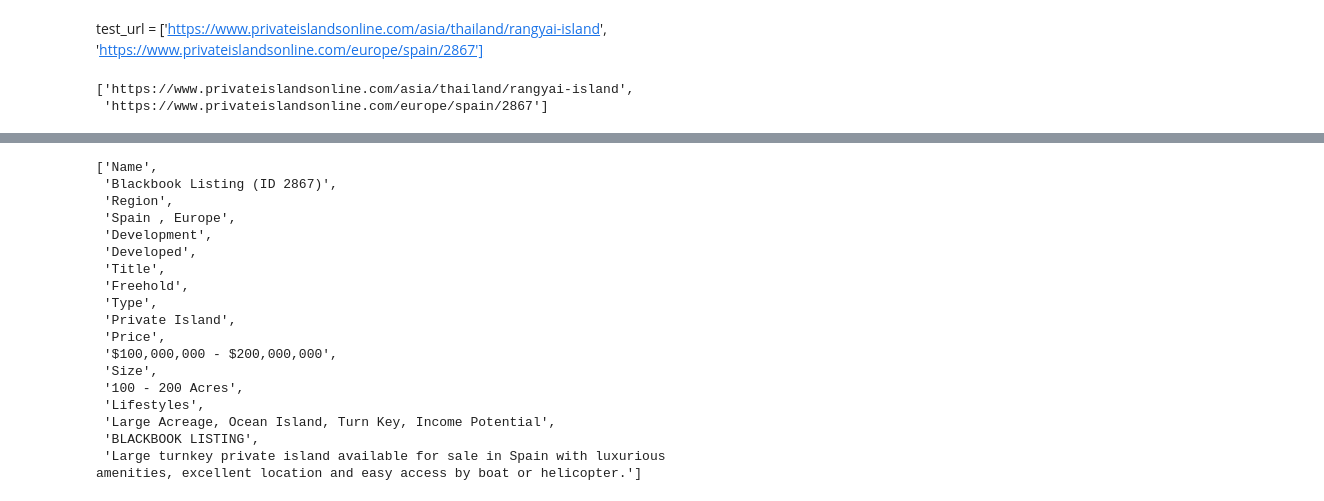
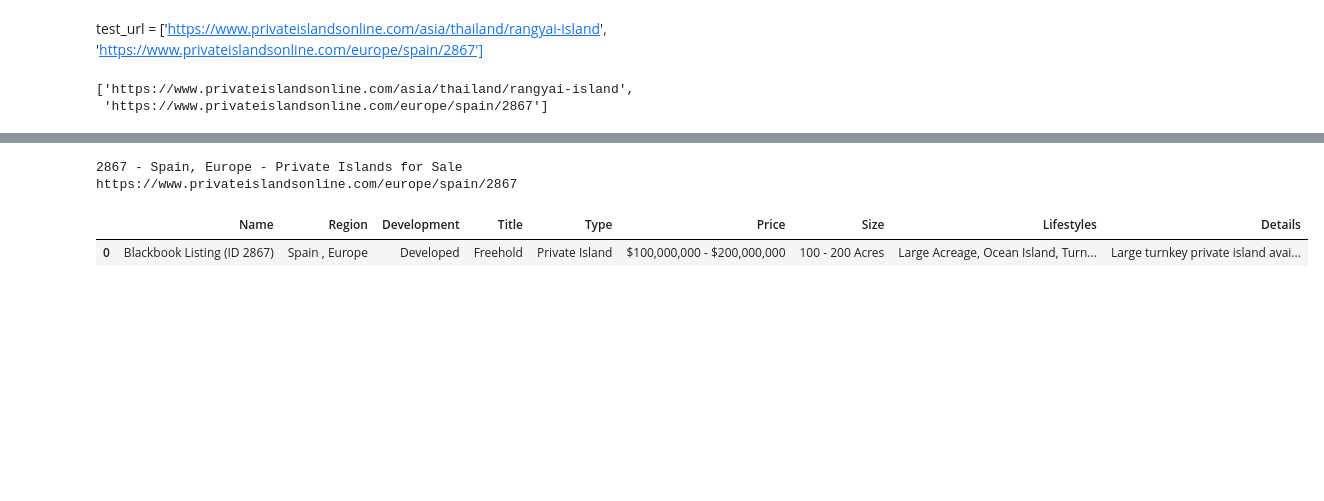
Before and after one commit to RaminVali/Island_Project, a Jupyter notebook: scraping.ipynb, the cells around one changed output, grey strips where cells are left out. Saved outputs shown, nothing was run; the diff lists cells and outputs as text; code cells hidden in the pictures; blank space fills up the shorter version.

```diff
--- a/scraping.ipynb
+++ b/scraping.ipynb
@@ -172,8 +183,5 @@ test_url
 # %% [output]
 ['https://www.privateislandsonline.com/asia/thailand/rangyai-island',
  'https://www.privateislandsonline.com/europe/spain/2867']
-# %%
-test_url = ['https://www.privateislandsonline.com/asia/thailand/rangyai-island',
- 'https://www.privateislandsonline.com/europe/spain/2867']
 # %%
 DATA_DIR = "/content/drive/MyDrive/Colab Notebooks/Private_Island_Project/Island_Project/Data"
@@ -195,32 +188,53 @@ https://www.privateislandsonline.com/europe/spain/2867
 # %%
-to_delete = ['FOR SALE','EUR','GBP','AUD','CAD','CZK','DKK','HKD','HUF','ILS',
-            'JPY','MXN','NOK','NZD','PHP','PLN','SGD','SEK','CHF','TWD','THB',
-            'UAH','ISK','HRK','RON','BGN','TRY','CLP','ZAR','BRL','MYR','RUB',
-            'IDR','INR','KRW','CNY', 'USD','Back','Print','What is a blackbook Listing?',
-            'Blackbook private island listings are available to the public, without','For Sale']
+output = pd.DataFrame()
+Driver = get_driver()
 
-basic_text = basic_info.text
-lines = basic_text.split("\n")
+for url in test_url:
 
-clean_list = [line for line in lines if not any(sub_delete in line for sub_delete in to_delete)]
+  Driver.get(url)
+  print(Driver.title)
+  print(Driver.current_url)
 
-clean_list
+  # extracting the text part of islands-details section
+  basic_info = Driver.find_element(By.ID,"island-details")
+
+  # cleaning the extracted text
+  to_delete = ['FOR SALE','EUR','GBP','AUD','CAD','CZK','DKK','HKD','HUF','ILS',
+              'JPY','MXN','NOK','NZD','PHP','PLN','SGD','SEK','CHF','TWD','THB',
+              'UAH','ISK','HRK','RON','BGN','TRY','CLP','ZAR','BRL','MYR','RUB',
+              'IDR','INR','KRW','CNY', 'USD','Back','Print','What is a blackbook Listing?',
+              'Blackbook private island listings are available to the public, without','For Sale']
+  basic_text = basic_info.text
+  clean_text = re.sub(r'(\n\n\n\n\n\n\n\n|\n\n)', '', basic_text)
+  lines = clean_text.split("\n")
+  clean_list = [line for line in lines if not any(sub_delete in line for sub_delete in to_delete)]
+
+  # Splitting the created list
+  keys, values = zigzag(clean_list)
+
+  #print(clean_text)
+  # print(keys)
+  # print('\n')
+  # print(values)
+
+  [v.replace("[","").replace("]","") for v in values]
+  #print(values)
+  keys[-1] = 'Details'
+  # creating a dictionary of the results
+  res = defaultdict(list)
+  for i, j in zip(keys, values):
+    res[i].append(j)
+  dict(res)
+
+  # appending dictionary to dataframe
+
+  df_dictionary = pd.DataFrame(res)
+  output = pd.concat([output, df_dictionary], ignore_index=True)
+  #output.head()
+
+Driver.quit()
 # %% [output]
-['Name',
- 'Blackbook Listing (ID 2867)',
- 'Region',
- 'Spain , Europe',
- 'Development',
- 'Developed',
- 'Title',
- 'Freehold',
- 'Type',
- 'Private Island',
- 'Price',
- '$100,000,000 - $200,000,000',
- 'Size',
- '100 - 200 Acres',
- 'Lifestyles',
- 'Large Acreage, Ocean Island, Turn Key, Income Potential',
- 'BLACKBOOK LISTING',
- 'Large turnkey private island available for sale in Spain with luxurious amenities, excellent location and easy access by boat or helicopter.']
+2867 - Spain, Europe - Private Islands for Sale
+https://www.privateislandsonline.com/europe/spain/2867
+|  | Name | Region | Development | Title | Type | Price | Size | Lifestyles | Details |
+| 0 | Blackbook Listing (ID 2867) | Spain , Europe | Developed | Freehold | Private Island | $100,000,000 - $200,000,000 | 100 - 200 Acres | Large Acreage, Ocean Island, Turn... | Large turnkey private island avai... |
```
Also changed, not shown: parts of 21 cells of this notebook.
